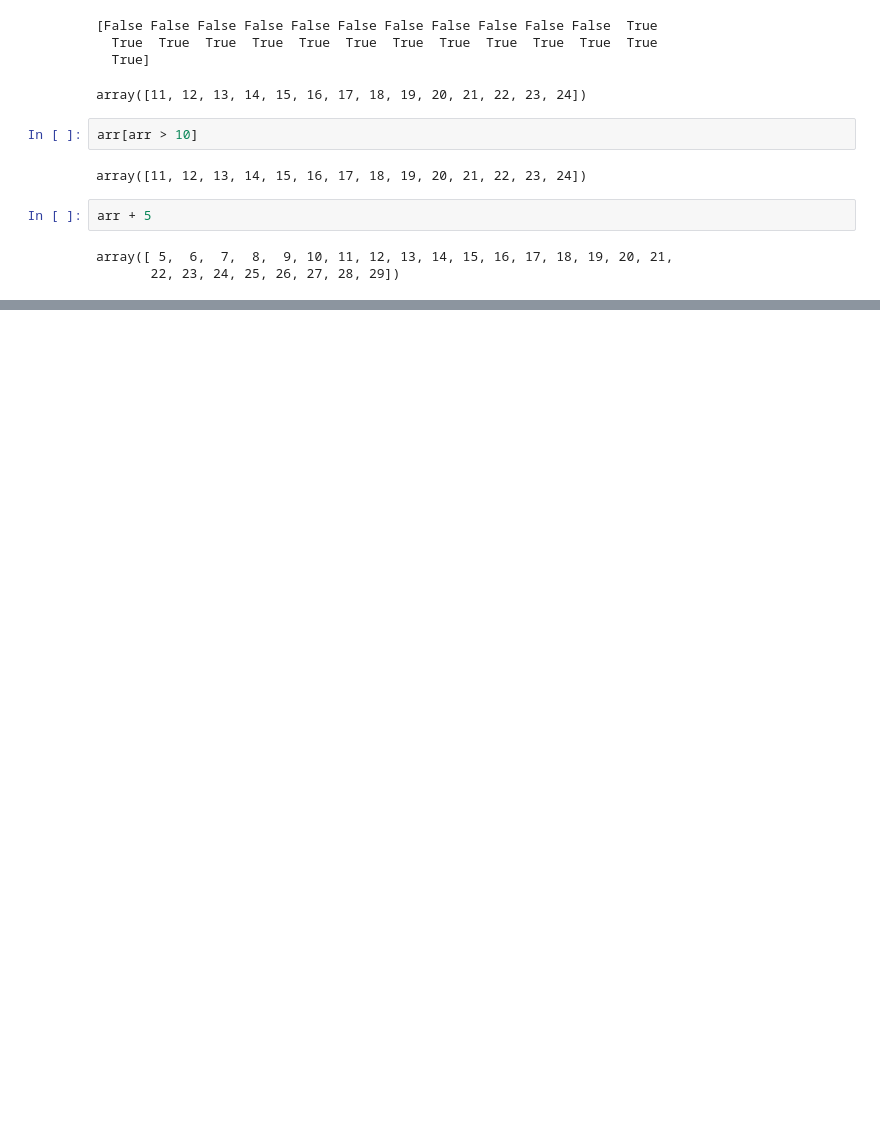
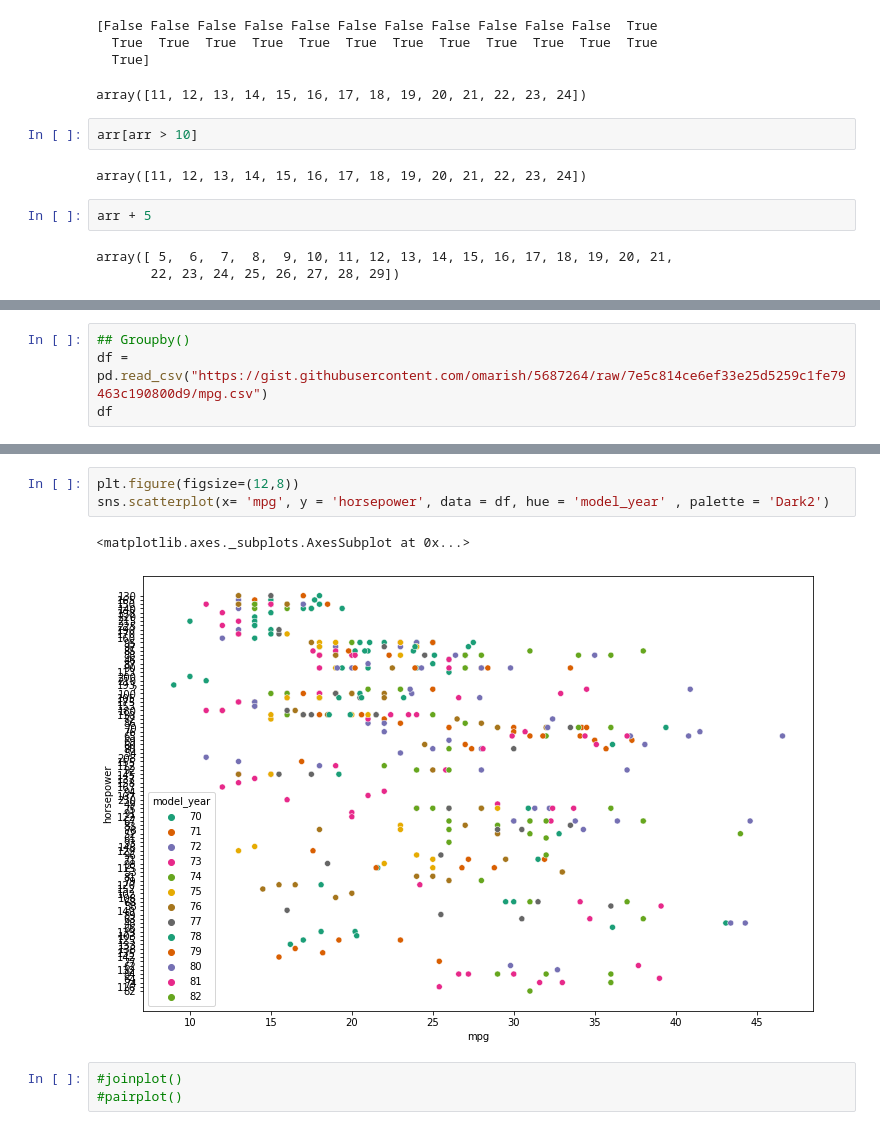
Before and after one commit to exson6969/ml, a Jupyter notebook: ML_Learning.ipynb, the cells around one changed output, grey strips where cells are left out. Saved outputs shown, nothing was run; the diff lists cells and outputs as text; blank space fills up the shorter version.

```diff
--- a/ML_Learning.ipynb
+++ b/ML_Learning.ipynb
@@ -128,0 +238,4 @@ array([ 5,  6,  7,  8,  9, 10, 11, 12, 13, 14, 15, 16, 17, 18, 19, 20, 21,
+# %%
+## Groupby()
+df = pd.read_csv("https://gist.githubusercontent.com/omarish/5687264/raw/7e5c814ce6ef33e25d5259c1fe79463c190800d9/mpg.csv")
+df
@@ -128,0 +442,9 @@ array([ 5,  6,  7,  8,  9, 10, 11, 12, 13, 14, 15, 16, 17, 18, 19, 20, 21,
+# %%
+plt.figure(figsize=(12,8))
+sns.scatterplot(x= 'mpg', y = 'horsepower', data = df, hue = 'model_year' , palette = 'Dark2')
+# %% [output]
+<matplotlib.axes._subplots.AxesSubplot at 0x...>
+[figure, added]
+# %%
+#joinplot()
+#pairplot()
```
Also changed, not shown: parts of 32 cells of this notebook.
